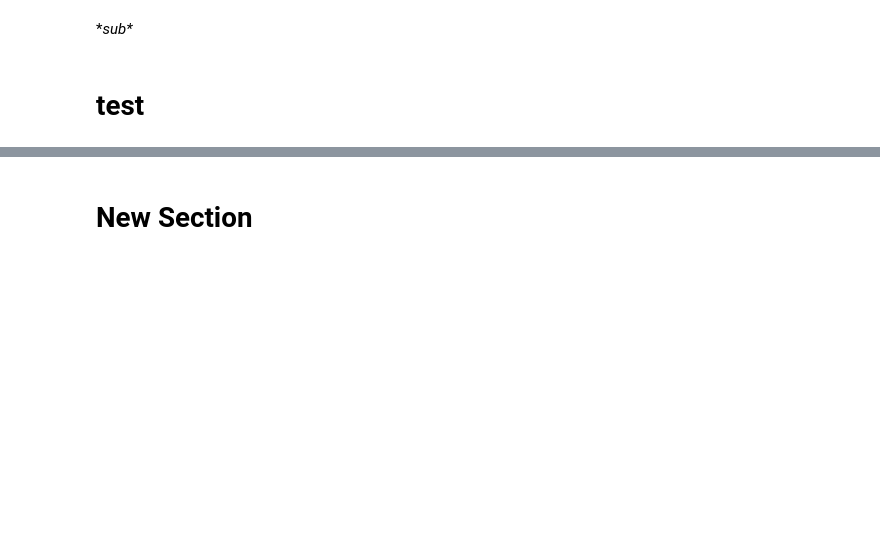
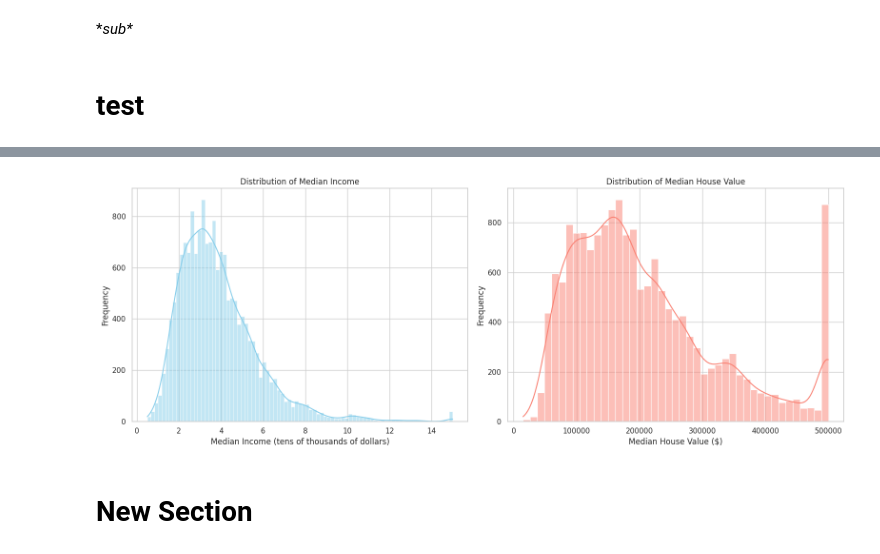
Before and after one commit to ShabibSaleh/DPAM-Nutrition, a Jupyter notebook: DPAM_Nutrition.ipynb, the cells around one changed output, grey strips where cells are left out. Saved outputs shown, nothing was run; the diff lists cells and outputs as text; code cells hidden in the pictures; blank space fills up the shorter version.

```diff
--- a/DPAM_Nutrition.ipynb
+++ b/DPAM_Nutrition.ipynb
@@ -91,2 +148,21 @@ df.head(10)
+# %%
+# Plotting the distributions of median_income and median_house_value to see if they follow a normal distribution
+
+fig, ax = plt.subplots(1, 2, figsize=(16, 6))
+
+sns.histplot(housing_data['median_income'], kde=True, ax=ax[0], color='skyblue')
+ax[0].set_title('Distribution of Median Income')
+ax[0].set_xlabel('Median Income (tens of thousands of dollars)')
+ax[0].set_ylabel('Frequency')
+
+sns.histplot(housing_data['median_house_value'], kde=True, ax=ax[1], color='salmon')
+ax[1].set_title('Distribution of Median House Value')
+ax[1].set_xlabel('Median House Value ($)')
+ax[1].set_ylabel('Frequency')
+
+plt.tight_layout()
+plt.show()
+# %% [output]
+[figure, added]
 # %% [markdown]
 # New Section
```
Also changed, not shown: parts of 2 cells of this notebook.
